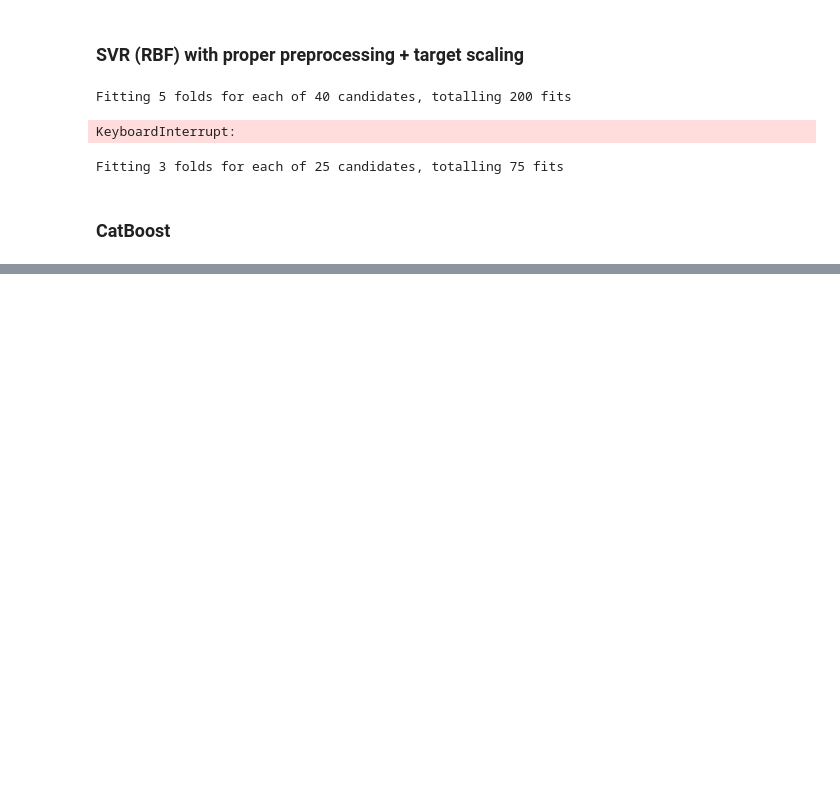
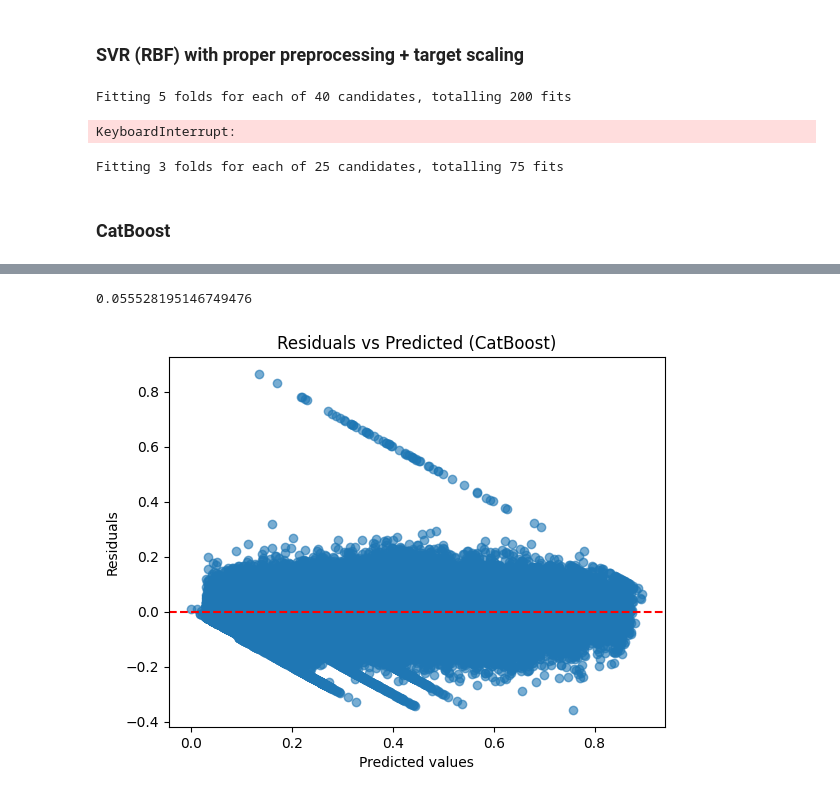
Before and after one commit to fonsecagabriella/kaggle, a Jupyter notebook: 10_predicting_road_accident_risk/01_models.ipynb, the cells around one changed output, grey strips where cells are left out. Saved outputs shown, nothing was run; the diff lists cells and outputs as text; code cells hidden in the pictures; blank space fills up the shorter version.

Commit message:
ensemble models

```diff
--- a/10_predicting_road_accident_risk/01_models.ipynb
+++ b/10_predicting_road_accident_risk/01_models.ipynb
@@ -2370,7 +2400,7 @@ Fitting 3 folds for each of 25 candidates, totalling 75 fits
 from catboost import CatBoostRegressor, Pool
 
 # ====== Load data ======
-train = train_all
+train = pd.read_csv("data/train.csv")
 test = pd.read_csv("data/test.csv")
 
 # ====== Keep test IDs ======
@@ -2428,0 +2504,16 @@ print("✅ submission.csv created successfully and no conversion errors!")
+# %%
+train_all = pd.read_csv('data/train.csv')
+train_all = new_features(train_all)
+
+test = pd.read_csv("data/test.csv")
+test = new_features(test)
+
+test_id = test["id"]
+# %%
+# ====== Config ======
+target = "accident_risk"
+#categorical_cols = ["road_type", "weather", "lighting", "time_of_day"]
+categorical_cols = ["weather", "lighting"]
+bool_cols = ["road_signs_present", "public_road", "holiday", "school_season"]
+#num_cols = ['curv_x_spd', 'curv_x_spdxnight', 'geo_risk_score', 'night_x_spd', 'curv_x_weather_rain', 'curv_x_weather_fog',]
+num_cols = ['geo_risk_score', "curvature", "num_lanes", "speed_limit", "num_reported_accidents", "curv_x_spd_x_night", 'curv_x_weather_rain', 'curv_x_weather_fog' ]
@@ -2428,0 +2586,19 @@ print("✅ submission.csv created successfully and no conversion errors!")
+# %%
+y_pred = final_model.predict(X)
+
+# RSME
+root_mean_squared_error(y, y_pred)
+# %% [output]
+0.055528195146749476
+# %%
+# plot residuals
+y_resid_train = y - y_pred
+
+plt.scatter(y_pred, y_resid_train, alpha=0.6)
+plt.axhline(0, color='red', linestyle='--')
+plt.xlabel("Predicted values")
+plt.ylabel("Residuals")
+plt.title("Residuals vs Predicted (CatBoost)")
+plt.show()
+# %% [output]
+[figure, added]
```
Also changed, not shown: parts of 52 cells of this notebook, 16 other files.
